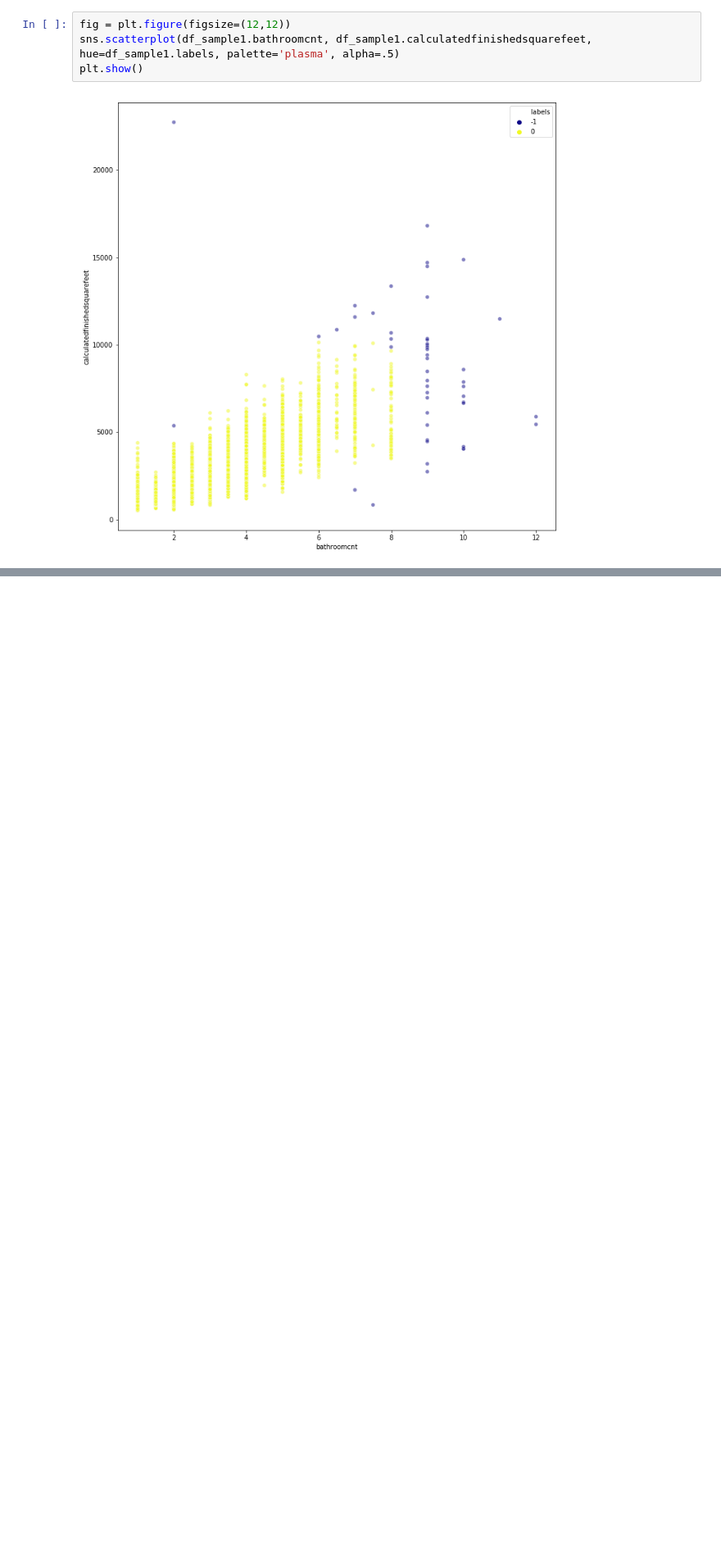
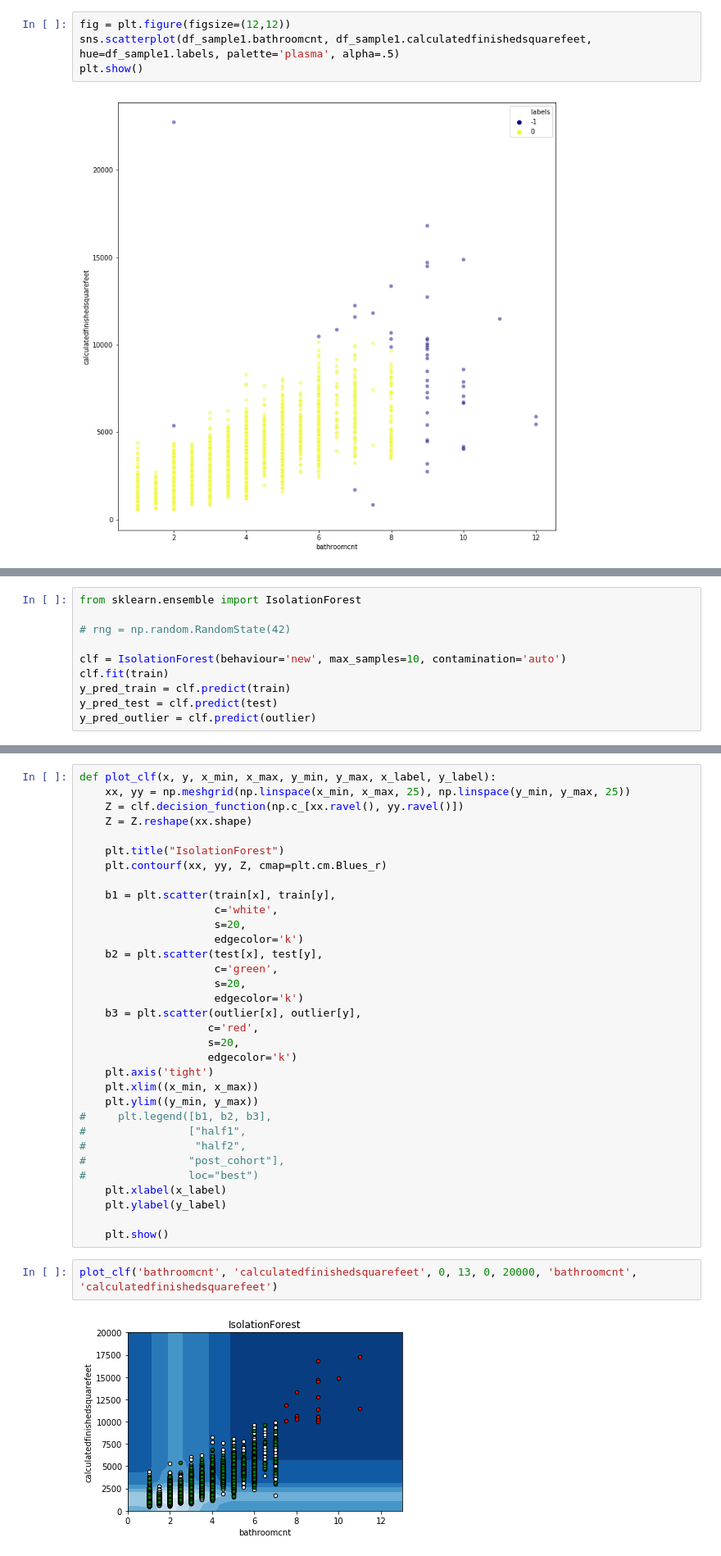
Before and after one commit to ksanmiguel10/ds-methodologies-exercises, a Jupyter notebook: anomaly_detection.ipynb, the cells around one changed output, grey strips where cells are left out. Shown: that part at 82% size. Saved outputs shown, nothing was run; the diff lists cells and outputs as text; blank space fills up the shorter version.

Commit message:
isolation forest

```diff
--- a/anomaly_detection.ipynb
+++ b/anomaly_detection.ipynb
@@ -967,0 +994,10 @@ plt.show()
+# %%
+from sklearn.ensemble import IsolationForest
+
+# rng = np.random.RandomState(42)
+
+clf = IsolationForest(behaviour='new', max_samples=10, contamination='auto')
+clf.fit(train)
+y_pred_train = clf.predict(train)
+y_pred_test = clf.predict(test)
+y_pred_outlier = clf.predict(outlier)
@@ -967,0 +1009,37 @@ plt.show()
+# %%
+def plot_clf(x, y, x_min, x_max, y_min, y_max, x_label, y_label):
+    xx, yy = np.meshgrid(np.linspace(x_min, x_max, 25), np.linspace(y_min, y_max, 25))
+    Z = clf.decision_function(np.c_[xx.ravel(), yy.ravel()])
+    Z = Z.reshape(xx.shape)
+
+    plt.title("IsolationForest")
+    plt.contourf(xx, yy, Z, cmap=plt.cm.Blues_r)
+
+    b1 = plt.scatter(train[x], train[y],
+                     c='white',
+                     s=20,
+                     edgecolor='k')
+    b2 = plt.scatter(test[x], test[y],
+                     c='green',
+                     s=20,
+                     edgecolor='k')
+    b3 = plt.scatter(outlier[x], outlier[y],
+                    c='red',
+                    s=20,
+                    edgecolor='k')
+    plt.axis('tight')
+    plt.xlim((x_min, x_max))
+    plt.ylim((y_min, y_max))
+#     plt.legend([b1, b2, b3],
+#                ["half1",
+#                 "half2",
+#                "post_cohort"],
+#                loc="best")
+    plt.xlabel(x_label)
+    plt.ylabel(y_label)
+
+    plt.show()
+# %%
+plot_clf('bathroomcnt', 'calculatedfinishedsquarefeet', 0, 13, 0, 20000, 'bathroomcnt', 'calculatedfinishedsquarefeet')
+# %% [output]
+[figure, added]
```
Also changed, not shown: parts of 5 cells of this notebook.
